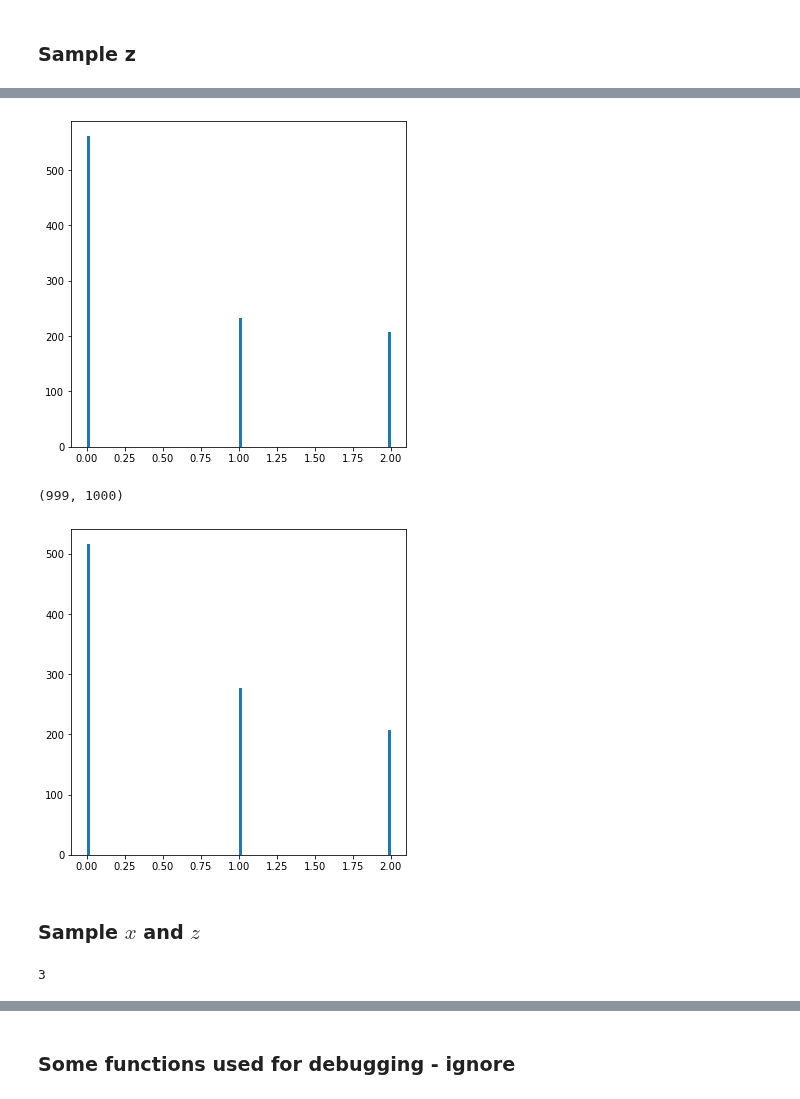
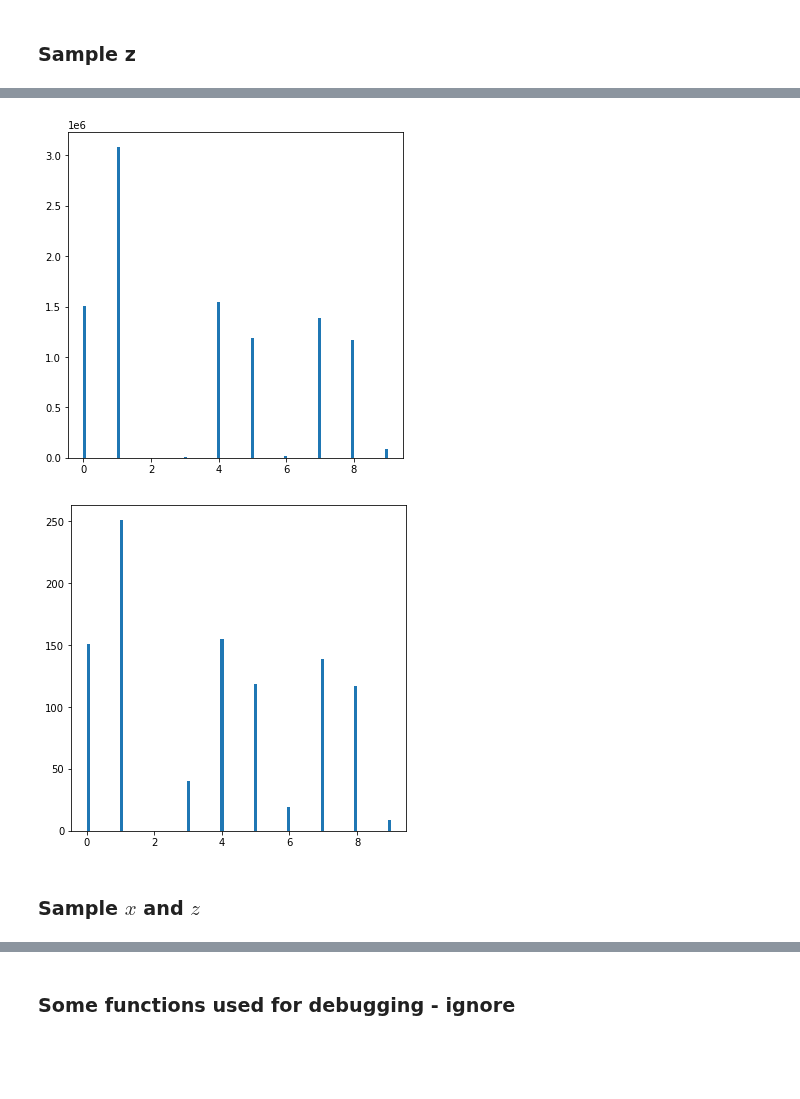
Before and after one commit to bogdantoader/simplecryoem, a Jupyter notebook: nb/Dirichlet.ipynb, the cells around one changed output, grey strips where cells are left out. Drawn from its saved outputs; the diff is of its cells as text; code cells hidden in the pictures; blank space fills up the shorter version.

```diff
--- a/nb/Dirichlet.ipynb
+++ b/nb/Dirichlet.ipynb
@@ -38,7 +38,7 @@ probability vector $\pi$.
 key = random.PRNGKey(int(jnp.floor(np.random.rand()*1000)))
 key, *subkeys = random.split(key, 5)
 # %%
-K = 3
+K = 10
 N = 1000
 sigma = 0.01
 alpha = 0.7 * jnp.ones(K,)
@@ -67,7 +69,6 @@ def logPi_marg(x, z, y, sigma, alpha):
     n_k = calc_nk_jit(z)
 
     log_arg = jnp.zeros(y.shape)
-    #logPZalpha = -gammaln(jnp.sum(n_k) + jnp.sum(alpha))
 
     Nk = jnp.sum(n_k)
     Ak = jnp.sum(alpha)
@@ -78,26 +79,16 @@ def logPi_marg(x, z, y, sigma, alpha):
         log_arg += logarg_k
         term_mat.append(logarg_k)
 
-        #logPZalpha += gammaln(n_k[k] + alpha[k])
-
     return jnp.sum(jnp.log(log_arg)) - jnp.sum(x**2)
 
 # And this does not.
 def logPi(x, z, y, sigma, alpha):
-    #n_ik = calc_nik_jit(z)
     n_k = calc_nk_jit(z)
 
-    #Nk = jnp.sum(n_k)
-    #Ak = jnp.sum(alpha)
+    term1 = jnp.sum(-(y - x[z])**2/sigma)
 
-    #n_ik_z = jax.vmap(lambda i : n_ik[i, z[i]])(jnp.arange(N))
+    logPZalpha =  jnp.sum(gammaln(n_k + alpha))
 
-    term1 = jnp.sum(-(y - x[z])**2/sigma)
-    #term2 = jnp.sum(jnp.log(n_ik_z + alpha[z]))
-
-    logPZalpha = -gammaln(jnp.sum(n_k) + jnp.sum(alpha)) + jnp.sum(gammaln(n_k + alpha))
-
-    #return term1 + term2 - jnp.sum(x**2) #+ logPZalpha
     return term1 - jnp.sum(x**2) + logPZalpha
 
 
@@ -368,7 +422,7 @@ plt.plot(x_samples[:,idx],'.')
 # %% [markdown]
 ### Sample z
 # %%
-N_samples_z = 1000
+N_samples_z = 10000
 z0 = jnp.array(np.random.randint(0, K, (N,)))
 #z0 = z.at[idx].set(np.random.randint(0,K,()))
 
@@ -381,12 +435,9 @@ key, subkey = random.split(key)
 
 t0 = time.time()
 #z_mean, z_r, z_samples = mcmc(subkey, proposal_z_idx, z0, N_samples_z, params_z, 1, 1)
-z_mean, z_r, z_samples = mcmc(subkey, proposal_z_batch, z0, N_samples_z, params_z, N, 1)
+z_mean, z_r, z_samples = mcmc(subkey, proposal_z_batch_correct, z0, N_samples_z, params_z, 1, 1)
 
-#z_samples = z_samples[:,idx]
-
+z_rec = z_samples[N_samples_z-2]
 print(f"{time.time()-t0} sec")
 #plt.plot(z_r); plt.title("Acceptance ratio")
-print(f"z[idx]_samp = {z_samples[N_samples_z-2]}")
-print(f"z[idx]_true = {z[idx]}")
 # %% [output]
@@ -420,25 +468,17 @@ print(jnp.sum(jnp.abs(z_samples[N_samples_z-2,:]-z)))
 # %%
 nbins=100
-counts, bins = np.histogram(z_samples[N_samples_z-2,:], bins=nbins)
+counts, bins = np.histogram(z_samples[:,:], bins=nbins)
 _ = plt.hist(bins[:-1], bins, weights=counts)
 # %% [output]
-[figure, old version]
+[figure, new version]
-# %%
-z_samples.shape
-# %% [output]
-(999, 1000)
 # %%
 nbins=100
 counts, bins = np.histogram(z, bins=nbins)
 _ = plt.hist(bins[:-1], bins, weights=counts)
 # %% [output]
-[figure, old version]
+[figure, new version]
 # %% [markdown]
 ### Sample $x$ and $z$
-# %%
-K
-# %% [output]
-3
 # %%
 N_iters = 10
 N_samples_z = 1001 #300
```
Also changed, not shown: parts of 34 cells of this notebook, 1 other file.
